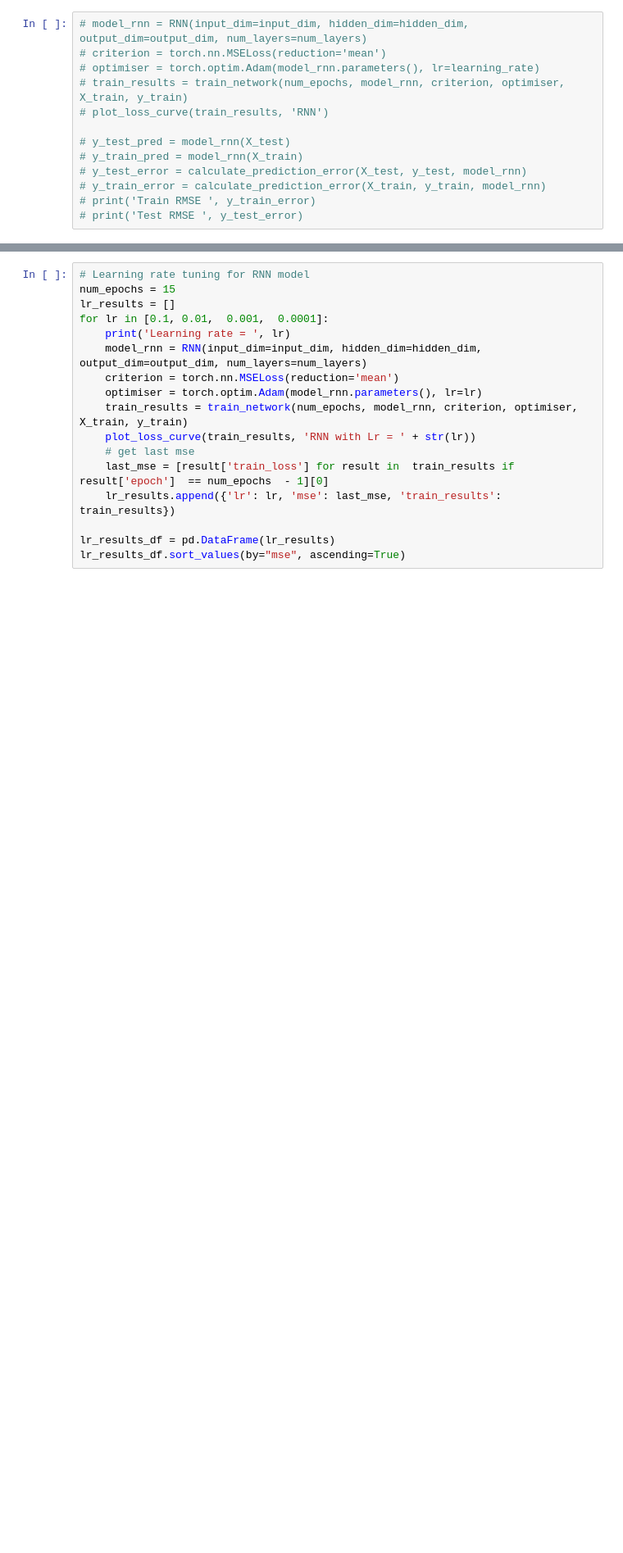
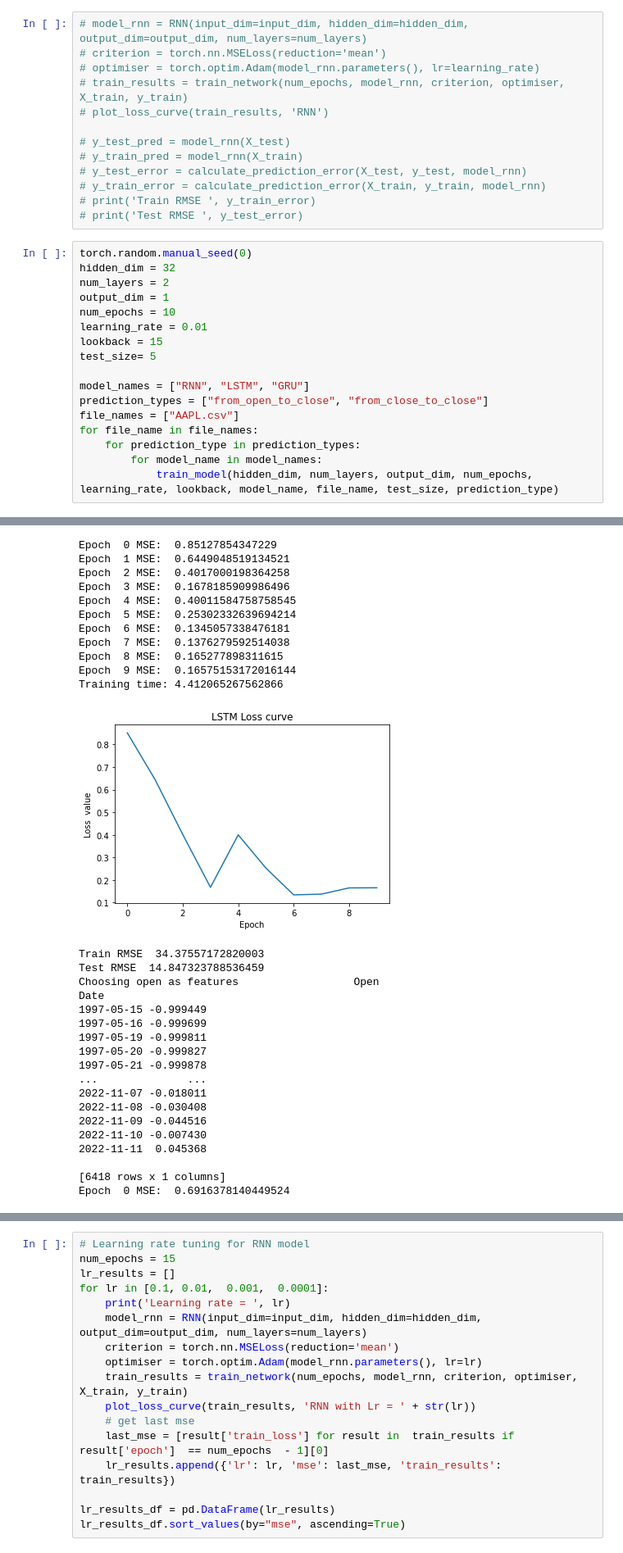
Before and after one commit to poo5zan/deep_learning_fundamentals, a Jupyter notebook: assignment_3/assignment_3.ipynb, the cells around one changed output, grey strips where cells are left out. Shown: that part at 82% size. Cells and saved outputs as stored; diff of their text form; blank space fills up the shorter version.

```diff
--- a/assignment_3/assignment_3.ipynb
+++ b/assignment_3/assignment_3.ipynb
@@ -667,3 +771,21 @@ Test RMSE  13.083721244228634
 # y_train_error = calculate_prediction_error(X_train, y_train, model_rnn)
 # print('Train RMSE ', y_train_error)
 # print('Test RMSE ', y_test_error)
+# %%
+torch.random.manual_seed(0)
+hidden_dim = 32
+num_layers = 2
+output_dim = 1
+num_epochs = 10
+learning_rate = 0.01
+lookback = 15
+test_size= 5
+
+model_names = ["RNN", "LSTM", "GRU"]
+prediction_types = ["from_open_to_close", "from_close_to_close"]
+file_names = ["AAPL.csv"]
+for file_name in file_names:
+    for prediction_type in prediction_types:
+        for model_name in model_names:
+            train_model(hidden_dim, num_layers, output_dim, num_epochs, learning_rate, lookback, model_name, file_name, test_size, prediction_type)
+# %% [output]
@@ -669,0 +845,30 @@ Test RMSE  13.083721244228634
+Epoch  0 MSE:  0.85127854347229
+Epoch  1 MSE:  0.6449048519134521
+Epoch  2 MSE:  0.4017000198364258
+Epoch  3 MSE:  0.1678185909986496
+Epoch  4 MSE:  0.40011584758758545
+Epoch  5 MSE:  0.25302332639694214
+Epoch  6 MSE:  0.1345057338476181
+Epoch  7 MSE:  0.1376279592514038
+Epoch  8 MSE:  0.165277898311615
+Epoch  9 MSE:  0.16575153172016144
+Training time: 4.412065267562866
+[figure, added]
+Train RMSE  34.37557172820003
+Test RMSE  14.847323788536459
+Choosing open as features                  Open
+Date
+1997-05-15 -0.999449
+1997-05-16 -0.999699
+1997-05-19 -0.999811
+1997-05-20 -0.999827
+1997-05-21 -0.999878
+...              ...
+2022-11-07 -0.018011
+2022-11-08 -0.030408
+2022-11-09 -0.044516
+2022-11-10 -0.007430
+2022-11-11  0.045368
+
+[6418 rows x 1 columns]
+Epoch  0 MSE:  0.6916378140449524
```
Also changed, not shown: parts of 8 cells of this notebook.
